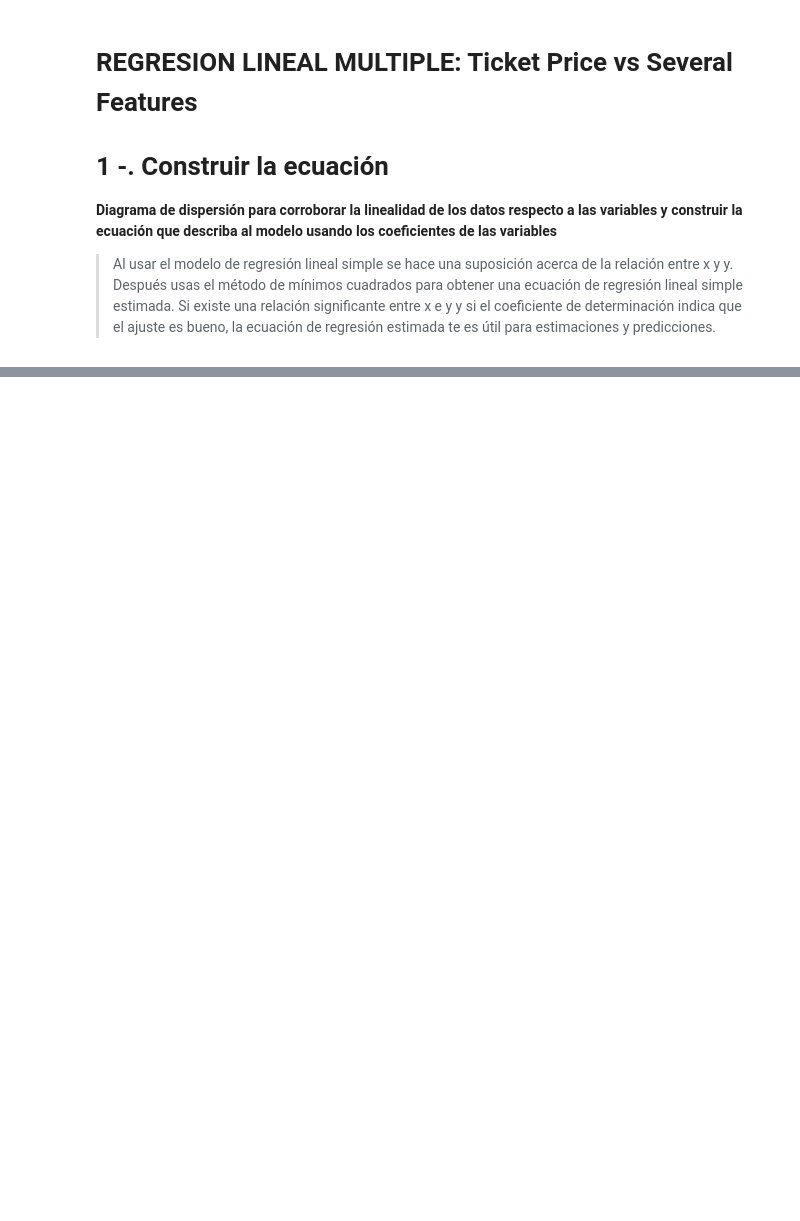
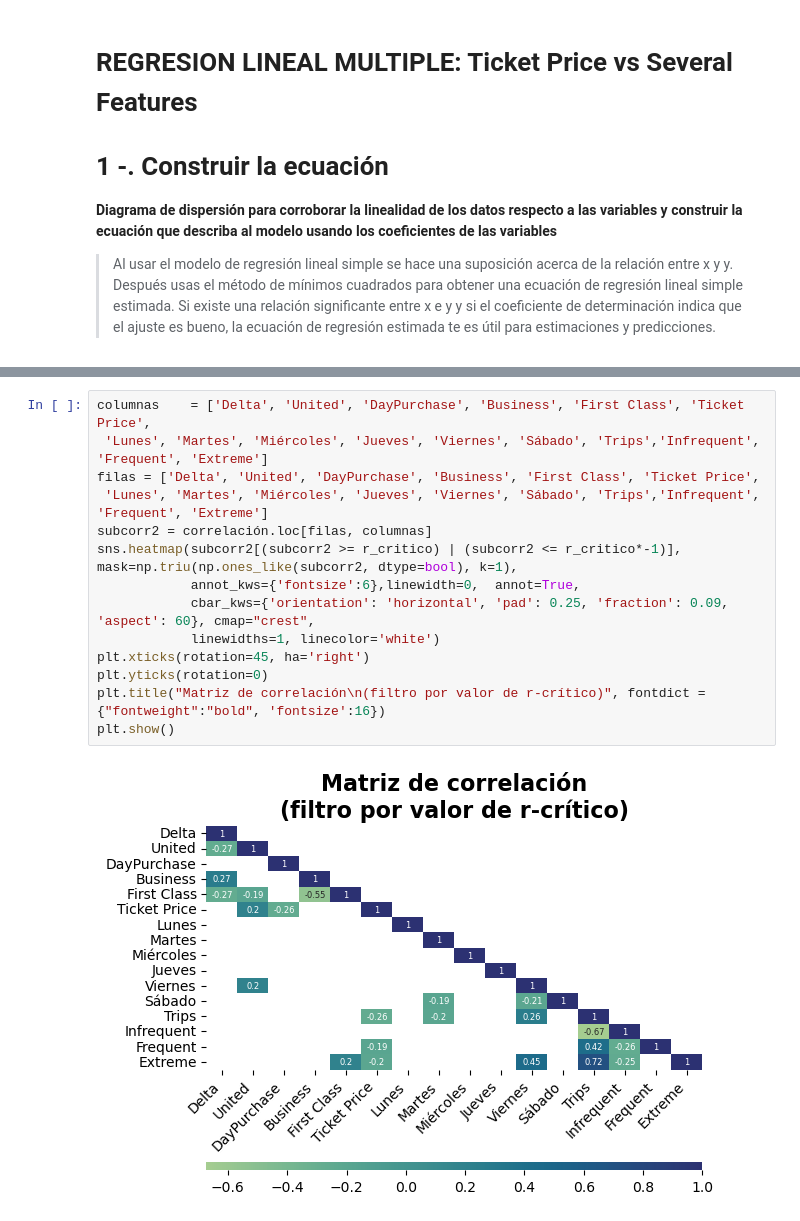
Before and after one commit to escobarm04/RETO_PredictStats, a Jupyter notebook: RETO.ipynb, the cells around one changed output, grey strips where cells are left out. Saved outputs shown, nothing was run; the diff lists cells and outputs as text; blank space fills up the shorter version.

```diff
--- a/RETO.ipynb
+++ b/RETO.ipynb
@@ -772,0 +842,16 @@ pvalue=0.06
+# %%
+columnas    = ['Delta', 'United', 'DayPurchase', 'Business', 'First Class', 'Ticket Price',
+ 'Lunes', 'Martes', 'Miércoles', 'Jueves', 'Viernes', 'Sábado', 'Trips','Infrequent', 'Frequent', 'Extreme']
+filas = ['Delta', 'United', 'DayPurchase', 'Business', 'First Class', 'Ticket Price',
+ 'Lunes', 'Martes', 'Miércoles', 'Jueves', 'Viernes', 'Sábado', 'Trips','Infrequent', 'Frequent', 'Extreme']
+subcorr2 = correlación.loc[filas, columnas]
+sns.heatmap(subcorr2[(subcorr2 >= r_critico) | (subcorr2 <= r_critico*-1)], mask=np.triu(np.ones_like(subcorr2, dtype=bool), k=1),
+            annot_kws={'fontsize':6},linewidth=0,  annot=True,
+            cbar_kws={'orientation': 'horizontal', 'pad': 0.25, 'fraction': 0.09, 'aspect': 60}, cmap="crest",
+            linewidths=1, linecolor='white')
+plt.xticks(rotation=45, ha='right')
+plt.yticks(rotation=0)
+plt.title("Matriz de correlación\n(filtro por valor de r-crítico)", fontdict = {"fontweight":"bold", 'fontsize':16})
+plt.show()
+# %% [output]
+[figure, added]
```
Also changed, not shown: parts of 16 cells of this notebook.
